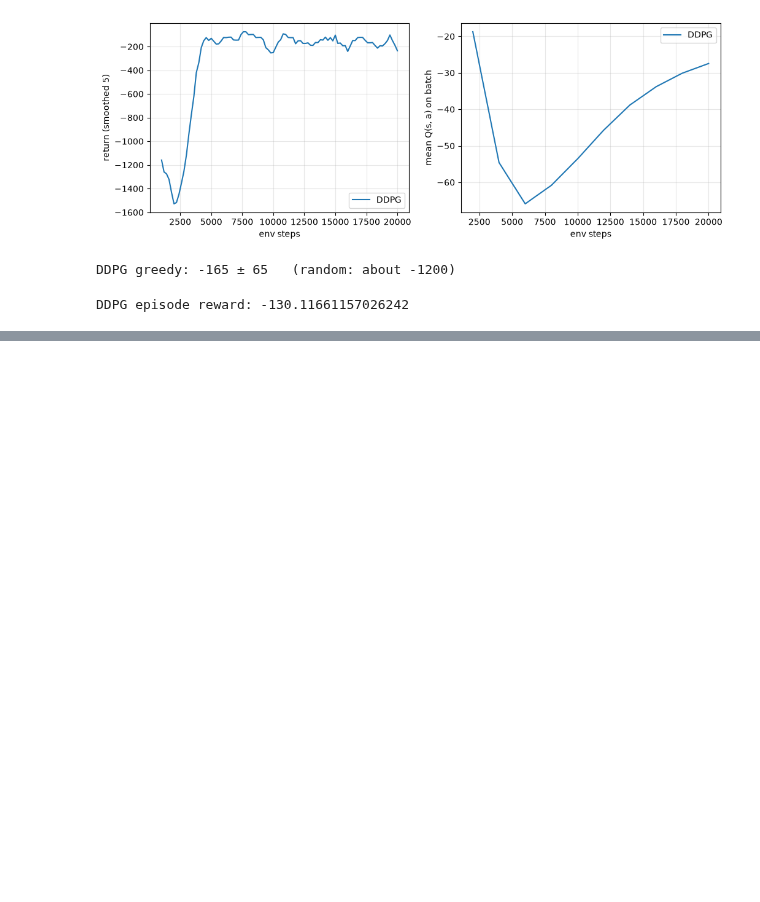
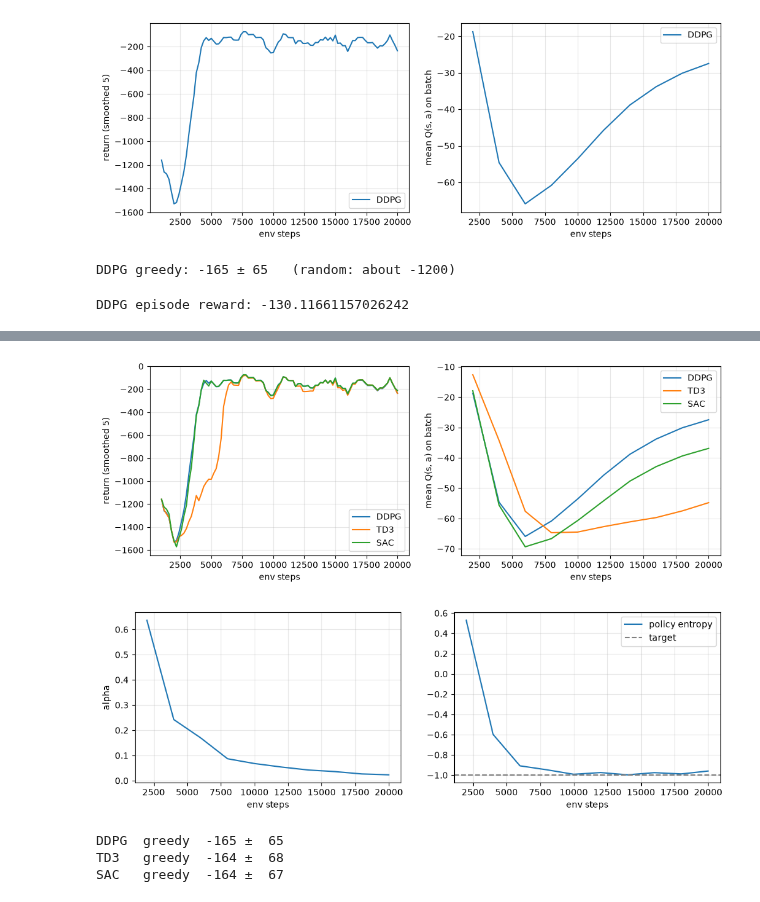
Before and after one commit to rgsk/rl, a Jupyter notebook: src/deep/ddpg_td3_sac.ipynb, the cells around one changed output, grey strips where cells are left out. Saved outputs shown, nothing was run; the diff lists cells and outputs as text; code cells hidden in the pictures; blank space fills up the shorter version.

```diff
--- a/src/deep/ddpg_td3_sac.ipynb
+++ b/src/deep/ddpg_td3_sac.ipynb
@@ -442,0 +732,2 @@ DDPG episode reward: -130.11661157026242
+# %%
+res_sac = train("SAC")
@@ -442,0 +745,24 @@ DDPG episode reward: -130.11661157026242
+# %%
+plot_runs({"DDPG": res_ddpg, "TD3": res_td3, "SAC": res_sac})
+
+fig, (ax1, ax2) = plt.subplots(1, 2, figsize=(12, 3.5))
+steps = [l["step"] for l in res_sac["log"]]
+ax1.plot(steps, [l["alpha"] for l in res_sac["log"]])
+ax1.set_ylabel("alpha")
+ax2.plot(steps, [l["entropy"] for l in res_sac["log"]], label="policy entropy")
+ax2.axhline(-act_dim, color="gray", linestyle="--", label="target")
+ax2.legend()
+for ax in (ax1, ax2):
+    ax.set_xlabel("env steps")
+    ax.grid(alpha=0.3)
+plt.show()
+
+for name, res in [("DDPG", res_ddpg), ("TD3", res_td3), ("SAC", res_sac)]:
+    m, sd = evaluate(res["agent"])
+    print(f"{name:5s} greedy {m:5.0f} ± {sd:3.0f}")
+# %% [output]
+[figure, added]
+[figure, added]
+DDPG  greedy  -165 ±  65
+TD3   greedy  -164 ±  68
+SAC   greedy  -164 ±  67
```
Also changed, not shown: parts of 21 cells of this notebook.
